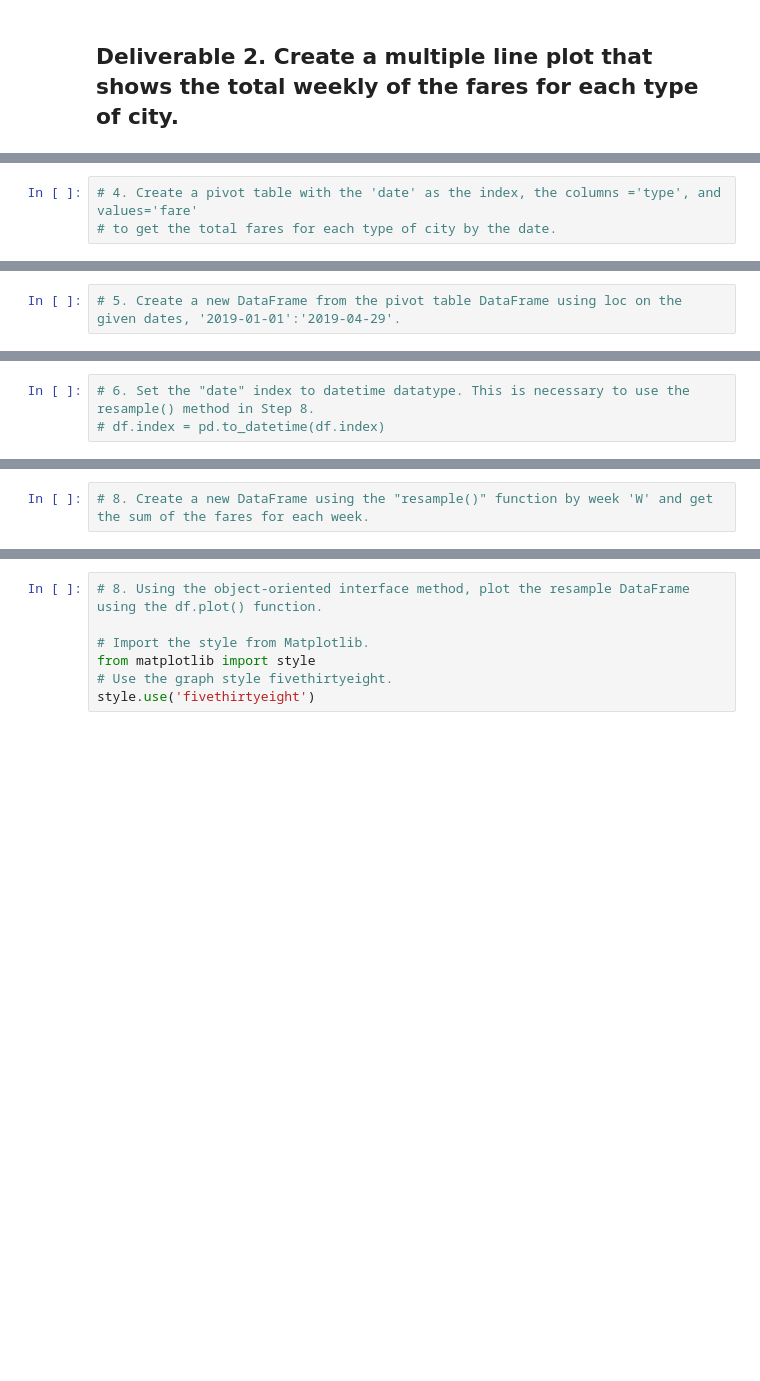
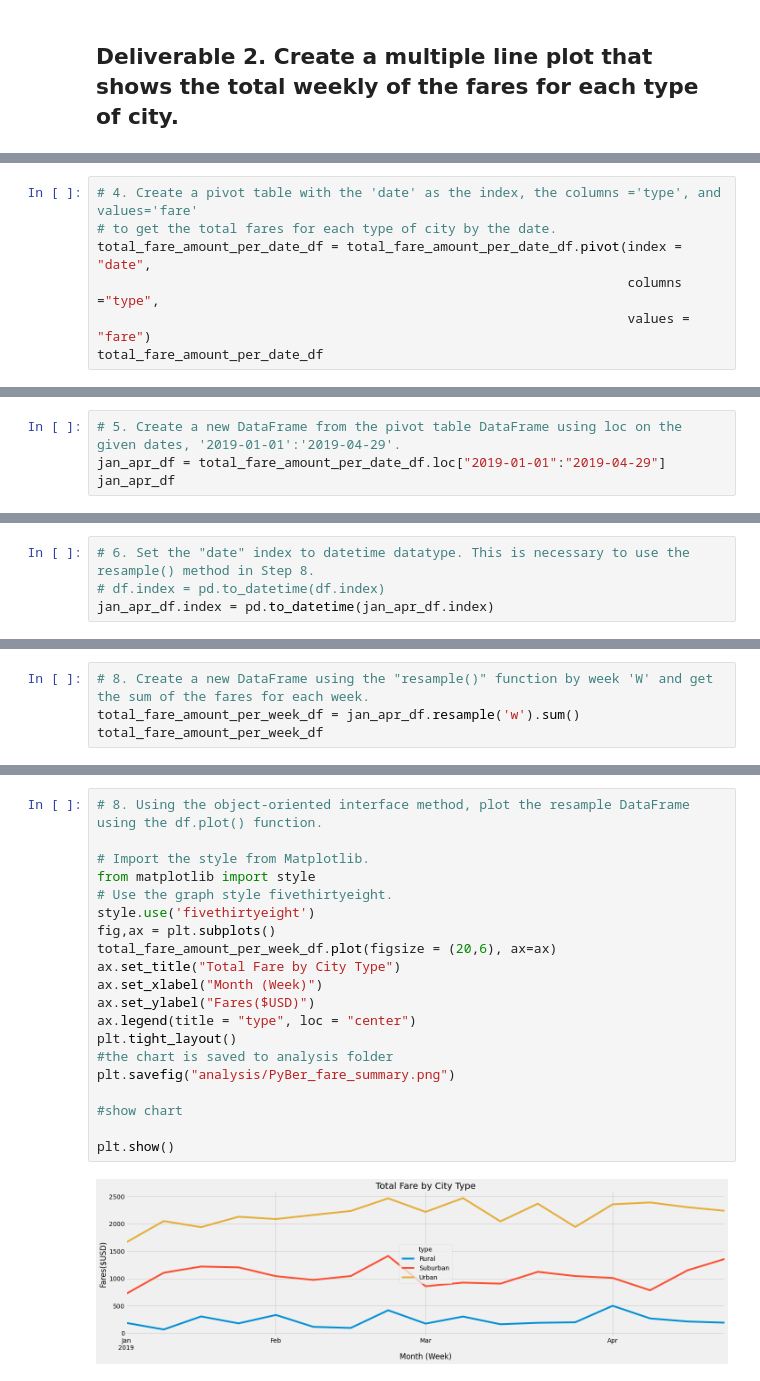
Before and after one commit to GrahamNeal13/PyBer_Analysis, a Jupyter notebook: PyBer_Challenge.ipynb, the cells around one changed output, grey strips where cells are left out. Drawn from its saved outputs; the diff is of its cells as text; blank space fills up the shorter version.

```diff
--- a/PyBer_Challenge.ipynb
+++ b/PyBer_Challenge.ipynb
@@ -114,3 +179,7 @@ AttributeError: 'builtin_function_or_method' object has no attribute 'name'
 # %%
 # 4. Create a pivot table with the 'date' as the index, the columns ='type', and values='fare'
 # to get the total fares for each type of city by the date.
+total_fare_amount_per_date_df = total_fare_amount_per_date_df.pivot(index = "date",
+                                                                    columns ="type",
+                                                                    values = "fare")
+total_fare_amount_per_date_df
@@ -117,2 +201,4 @@ AttributeError: 'builtin_function_or_method' object has no attribute 'name'
 # %%
 # 5. Create a new DataFrame from the pivot table DataFrame using loc on the given dates, '2019-01-01':'2019-04-29'.
+jan_apr_df = total_fare_amount_per_date_df.loc["2019-01-01":"2019-04-29"]
+jan_apr_df
@@ -119,5 +220,6 @@ AttributeError: 'builtin_function_or_method' object has no attribute 'name'
 # %%
 # 6. Set the "date" index to datetime datatype. This is necessary to use the resample() method in Step 8.
 # df.index = pd.to_datetime(df.index)
+jan_apr_df.index = pd.to_datetime(jan_apr_df.index)
 # %%
 # 7. Check that the datatype for the index is datetime using df.info()
@@ -124,2 +238,4 @@ AttributeError: 'builtin_function_or_method' object has no attribute 'name'
 # %%
 # 8. Create a new DataFrame using the "resample()" function by week 'W' and get the sum of the fares for each week.
+total_fare_amount_per_week_df = jan_apr_df.resample('w').sum()
+total_fare_amount_per_week_df
@@ -126,7 +262,22 @@ AttributeError: 'builtin_function_or_method' object has no attribute 'name'
 # %%
 # 8. Using the object-oriented interface method, plot the resample DataFrame using the df.plot() function.
 
 # Import the style from Matplotlib.
 from matplotlib import style
 # Use the graph style fivethirtyeight.
 style.use('fivethirtyeight')
+fig,ax = plt.subplots()
+total_fare_amount_per_week_df.plot(figsize = (20,6), ax=ax)
+ax.set_title("Total Fare by City Type")
+ax.set_xlabel("Month (Week)")
+ax.set_ylabel("Fares($USD)")
+ax.legend(title = "type", loc = "center")
+plt.tight_layout()
+#the chart is saved to analysis folder
+plt.savefig("analysis/PyBer_fare_summary.png")
+
+#show chart
+
+plt.show()
+# %% [output]
+[figure, added]
```
Also changed, not shown: parts of 13 cells of this notebook.
